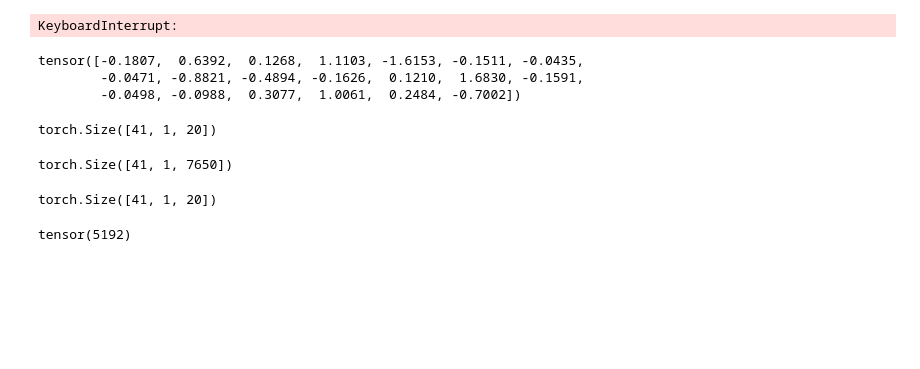
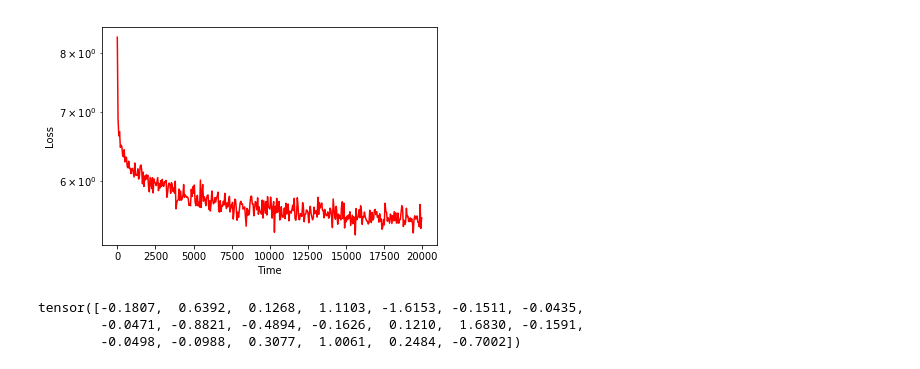
Before and after one commit to morningmorningwind/designing-neural-networks-from-scratch, a Jupyter notebook: code/RNN.ipynb, the cells around one changed output. Drawn from its saved outputs; the diff is of its cells as text; code cells hidden in the pictures; blank space fills up the shorter version.

```diff
--- a/code/RNN.ipynb
+++ b/code/RNN.ipynb
@@ -51,11 +55,11 @@ class ERNN(nn.Module):
 ## 读入用GloVe处理得到的文字 embeddings，以及句子数据。
 import codecs
 
-with codecs.open('data/word_embeddings.txt', mode='r', encoding='utf-8') as f:
+with codecs.open('data/word_embeddings_128.txt', mode='r', encoding='utf-8') as f:
     lines = f.readlines()
 
 n_words = len(lines)
-word_emb_dim = input_size = 20
+word_emb_dim = input_size = 128
 word_embeddings = torch.nn.Embedding(n_words, word_emb_dim)
 i2w = {}
 w2i = {}
@@ -63,25 +67,27 @@ for i in range(n_words):
     line = lines[i].split(' ')
     i2w[i] = line[0]
     w2i[line[0]] = i
-    word_embeddings.weight[i] = torch.from_numpy(np.array(line[1:],dtype=np.float32))
+#    word_embeddings.weight[i] = torch.from_numpy(np.array(line[1:],dtype=np.float32))
 
 word_embeddings.weight.require_grad = False
 
 poems = []
-max_line_length = 50
+max_line_length = 32
 with codecs.open('data/poems.txt', mode='r', encoding='utf-8') as f:
     for poem in f:
         poem = poem.replace(' ','')
+        if ':' in poem: poem = poem.split(':')[-1]
         poem = poem.replace('\n','')
-        if len(poem) < 10 or len(poem) > max_line_length or '(' in poem or u'（' in poem or u'）' in poem or ')' in poem or '_' in poem or ':' not in poem:
+        poem = poem.replace('\r','')
+        if len(poem) < 24 or len(poem) > max_line_length or '(' in poem or u'（' in poem or u'）' in poem or ')' in poem:
             continue
-        poem = 'S'+poem+'E'
-        poems.append(poem)
+        poem = 'S' + poem + 'E'
+        poems.append(map(w2i.get, poem))
 
 n_poems = len(poems)
 
 print( 'Data summary:\n\n number of poems: {}\n number of words: {}\n'.format(n_poems, n_words))
-print('Poem examples:\n\n'+'\n'.join(poems[:10]))
+print('Poem examples:\n\n'+'\n'.join([''.join(map(i2w.get, x)) for x in poems[:10]]))
 # %% [output]
 Data summary:
 
@@ -226,11 +208,11 @@ S伤堕水乌:一乌堕水百乌啼，相吊相号绕故堤。眼见行人车辗
 # %%
+lr = 1e-3
+n_epochs = 20000
+last_epoch = -1
+disp_interval = 50
+batch_size = 1
 
-
-n_epochs = 10000
-last_epoch = -1
-disp_interval = 200
-
-loss_func = nn.SmoothL1Loss()
+loss_func = nn.NLLLoss()
 optimizer = torch.optim.Adam(model.parameters(),lr=lr)
 
 torch.manual_seed(1)
@@ -241,22 +223,26 @@ def lr_lambda(epoch):
 
 scheduler = torch.optim.lr_scheduler.LambdaLR(optimizer, lr_lambda, last_epoch=last_epoch)
 
+#model.load_state_dict(torch.load('saves/model-ernn.pt'))
+
 Loss = []
 for epoch in range(n_epochs):
-    x = []
-    y = []
-    x, y = get_batch()
     model.zero_grad()
-    yt,ht = model(x)
-    loss = loss_func(yt,y)
+    x_obs, y_obs = get_batch(batch_size=batch_size)
+    x_obs = idx2emb(x_obs)
+    y_pred, ht = model(x_obs)
+    y1 = torch.argmax(y_pred.detach(),-1,keepdim=True).detach()#[:,:1,:]
+    y2 = y_obs.detach()#[:,:1,:]
+    y_pred = y_pred.view(-1,output_size)
+    y_obs = y_obs.contiguous().view(-1)
+    loss = loss_func(y_pred,y_obs)
     loss.backward()
     Loss.append(loss.tolist())
     optimizer.step()
     scheduler.step()
     if epoch % disp_interval == 0:
-        print(u'Epoch {}, Loss {}\n {}'.format(epoch,loss.tolist(), poem_gen(model)))
-
-
+        print(u'Epoch{}, Loss{}\nPred:\n{}\nObs:\n{}\nRnd:\n{}\n'.format(epoch,loss.tolist(), batch2sent(y1), batch2sent(y2),poem_gen(model)))
+        torch.save(model.state_dict(),'saves/model-ernn.pt')
 window_size = 50
 avg_losses = np.array(Loss)[:len(Loss)//50 *50].reshape([-1,window_size]).mean(1)
 pl.plot(np.arange(0,len(Loss)//50 *50,window_size), avg_losses,'r-')
@@ -284,23 +270,7 @@ Epoch 2000, Loss 0.148299321532
-KeyboardInterrupt:
+[figure, added]
 # %%
 word_embeddings.weight[1]
 # %% [output]
 tensor([-0.1807,  0.6392,  0.1268,  1.1103, -1.6153, -0.1511, -0.0435,
         -0.0471, -0.8821, -0.4894, -0.1626,  0.1210,  1.6830, -0.1591,
         -0.0498, -0.0988,  0.3077,  1.0061,  0.2484, -0.7002])
-# %%
-y[0].size()
-# %% [output]
-torch.Size([41, 1, 20])
-# %%
-loss_func(yt,)
-# %% [output]
-torch.Size([41, 1, 7650])
-# %%
-word_embeddings(torch.argmax(yt,-1)).size()
-# %% [output]
-torch.Size([41, 1, 20])
-# %%
-torch.argmax(yt[0,0,:].view(1,1,-1))
-# %% [output]
-tensor(5192)
```
Also changed, not shown: parts of 7 cells of this notebook, 2 other files.
